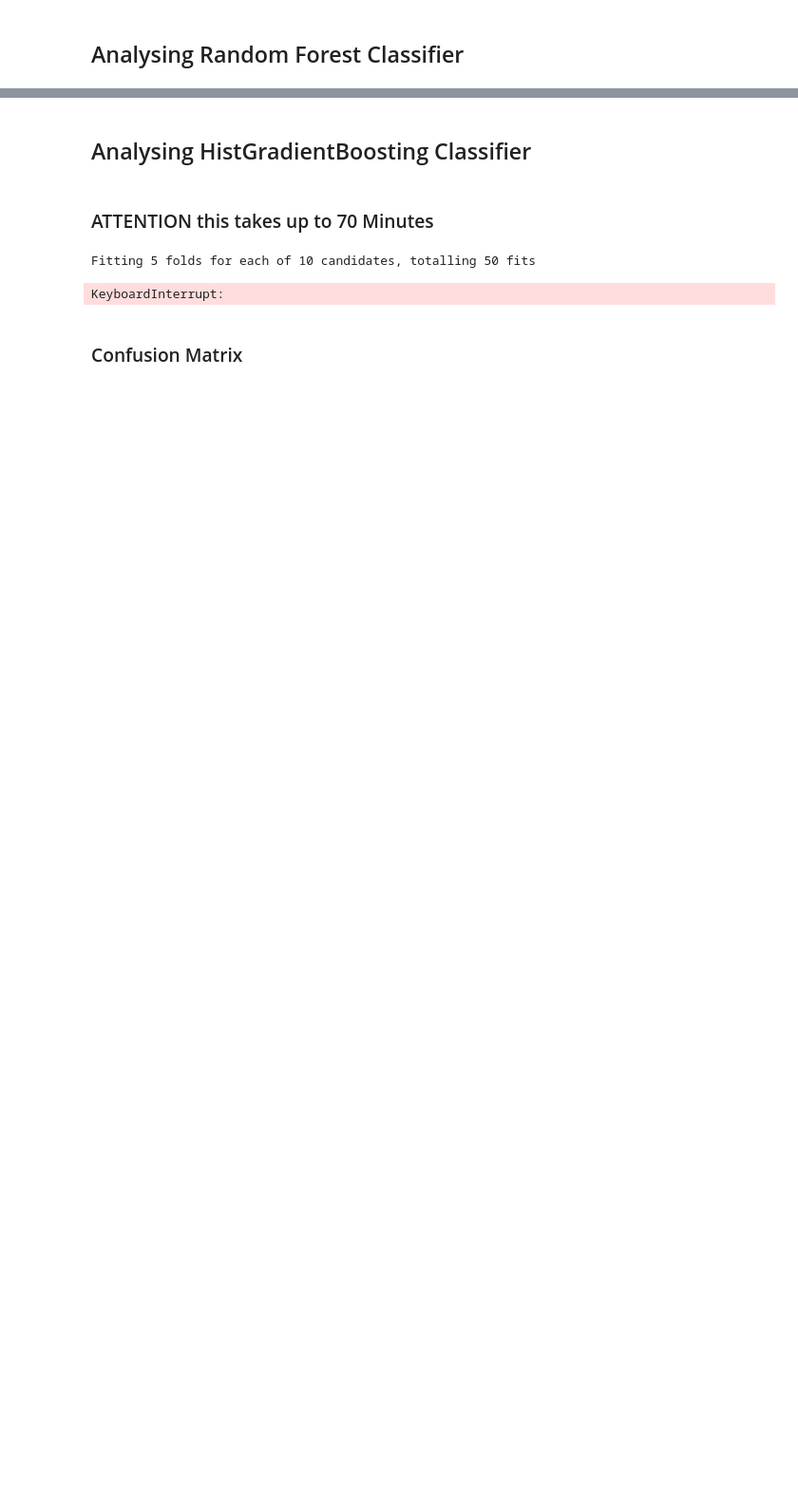
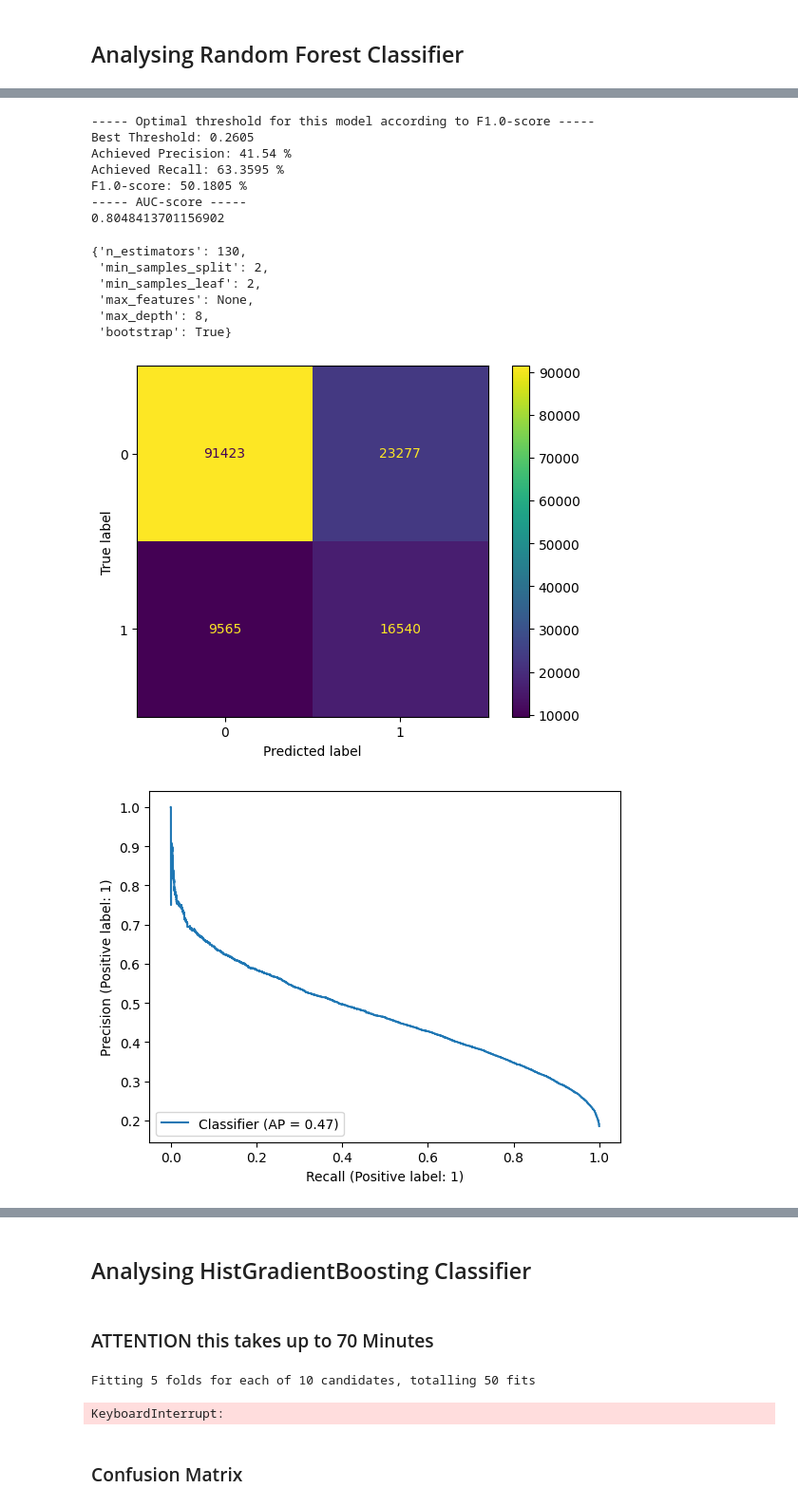
Before and after one commit to n-hundenborn/diabetes-forecasting, a Jupyter notebook: dev_model_training.ipynb, the cells around one changed output, grey strips where cells are left out. Shown at 95% size. Cells and saved outputs as stored; diff of their text form; code cells hidden in the pictures; blank space fills up the shorter version.

```diff
--- a/dev_model_training.ipynb
+++ b/dev_model_training.ipynb
@@ -450,25 +467,13 @@ AttributeError: 'RandomForestClassifier' object has no attribute 'best_estimator
 # if max_depth < 8 --> put n_estimators ~= 200-800
 # if max_depth > 8 --> put n_estimators <= 200
 param_distribution = {
-    "n_estimators": np.arange(120, 180, 10),
+    "n_estimators": np.arange(100, 250, 10),
     "max_features": [None, 'sqrt', 'log2'],
-    "max_depth": np.arange(2, 12, 1),
-    "min_samples_split": np.arange(2, 6, 1),
-    "min_samples_leaf": np.arange(2, 6),
+    "max_depth": np.arange(4, 10, 2),
+    "min_samples_split": np.arange(2, 10, 2),
+    "min_samples_leaf": np.arange(1, 4),
     "bootstrap": [True, False],
-    "ccp_alpha": np.arange(0, 0.03, 0.001),
-    "class_weight": [
-        # {0: 1, 1: 1},
-        # {0: 1, 1: 2},
-        {0: 1, 1: 4},
-        {0: 1, 1: 5},
-        {0: 1, 1: 6},
-        {0: 1, 1: 7},
-        {0: 1, 1: 8},
-        # {0: 1, 1: 9},
-        # {0: 1, 1: 10},
-    ],
 }
 
-X_train, y_train, X_test, y_test, CV_model = get_best_parameters_for_model(df_prepared, feature_list, target_name, RandomForestClassifier, param_distribution, n_iter=30, cv=5)
+X_test, y_test, best_parameters = get_best_parameters_for_model(df_prepared, feature_list, target_name, RandomForestClassifier, param_distribution, n_iter=8)
 # %% [output]
@@ -505,0 +482,19 @@ F1.0-score: 50.1805 %
+# %%
+model = evaluate_model(df_prepared, feature_list, target_name, RandomForestClassifier, best_parameters)
+best_parameters
+# %% [output]
+----- Optimal threshold for this model according to F1.0-score -----
+Best Threshold: 0.2605
+Achieved Precision: 41.54 %
+Achieved Recall: 63.3595 %
+F1.0-score: 50.1805 %
+----- AUC-score -----
+0.8048413701156902
+{'n_estimators': 130,
+ 'min_samples_split': 2,
+ 'min_samples_leaf': 2,
+ 'max_features': None,
+ 'max_depth': 8,
+ 'bootstrap': True}
+[figure, added]
+[figure, added]
```
Also changed, not shown: parts of 14 cells of this notebook, 1 other file.
